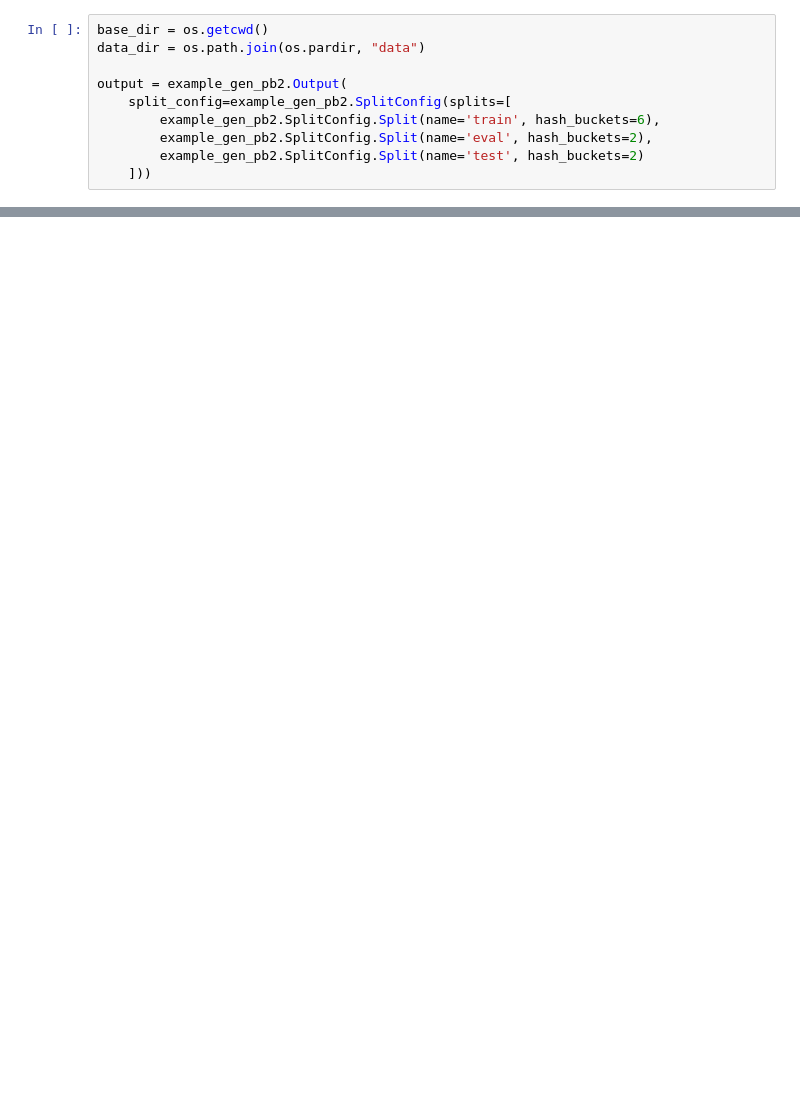
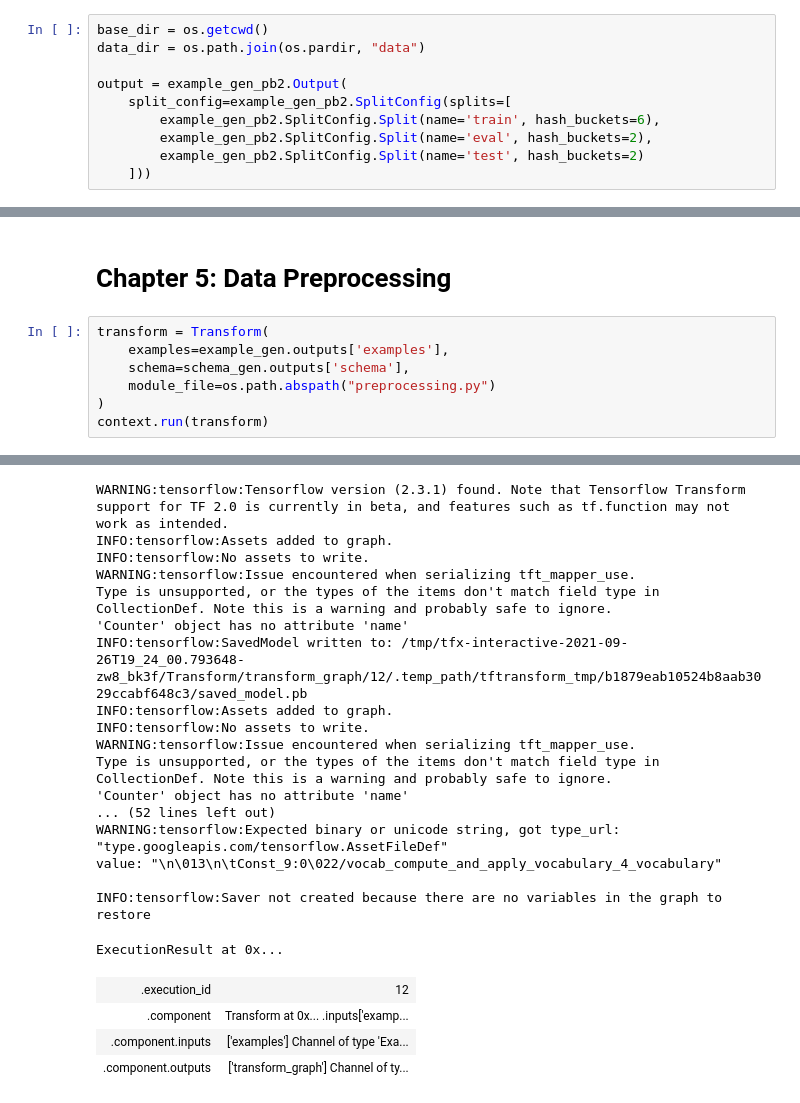
Before and after one commit to mbillingr/building-machine-learning-pipelines, a Jupyter notebook: chapters/me_coding_along.ipynb, the cells around one changed output, grey strips where cells are left out. Saved outputs shown, nothing was run; the diff lists cells and outputs as text; blank space fills up the shorter version.

Commit message:
working chapter 5

```diff
--- a/chapters/me_coding_along.ipynb
+++ b/chapters/me_coding_along.ipynb
@@ -84,3 +87,13 @@ ExecutionResult at 0x...
 | .component | ExampleValidator at 0x... .inputs... |
 | .component.inputs | ['statistics'] Channel of type 'E... |
 | .component.outputs | ['anomalies'] Channel of type 'Ex... |
+# %% [markdown]
+# Chapter 5: Data Preprocessing
+# %%
+transform = Transform(
+    examples=example_gen.outputs['examples'],
+    schema=schema_gen.outputs['schema'],
+    module_file=os.path.abspath("preprocessing.py")
+)
+context.run(transform)
+# %% [output]
@@ -86,0 +104,22 @@ ExecutionResult at 0x...
+WARNING:tensorflow:Tensorflow version (2.3.1) found. Note that Tensorflow Transform support for TF 2.0 is currently in beta, and features such as tf.function may not work as intended.
+INFO:tensorflow:Assets added to graph.
+INFO:tensorflow:No assets to write.
+WARNING:tensorflow:Issue encountered when serializing tft_mapper_use.
+Type is unsupported, or the types of the items don't match field type in CollectionDef. Note this is a warning and probably safe to ignore.
+'Counter' object has no attribute 'name'
+INFO:tensorflow:SavedModel written to: /tmp/tfx-interactive-2021-09-26T19_24_00.793648-zw8_bk3f/Transform/transform_graph/12/.temp_path/tftransform_tmp/b1879eab10524b8aab3029ccabf648c3/saved_model.pb
+INFO:tensorflow:Assets added to graph.
+INFO:tensorflow:No assets to write.
+WARNING:tensorflow:Issue encountered when serializing tft_mapper_use.
+Type is unsupported, or the types of the items don't match field type in CollectionDef. Note this is a warning and probably safe to ignore.
+'Counter' object has no attribute 'name'
+... (52 lines left out)
+WARNING:tensorflow:Expected binary or unicode string, got type_url: "type.googleapis.com/tensorflow.AssetFileDef"
+value: "\n\013\n\tConst_9:0\022/vocab_compute_and_apply_vocabulary_4_vocabulary"
+
+INFO:tensorflow:Saver not created because there are no variables in the graph to restore
+ExecutionResult at 0x...
+| .execution_id | 12 |
+| .component | Transform at 0x... .inputs['examp... |
+| .component.inputs | ['examples'] Channel of type 'Exa... |
+| .component.outputs | ['transform_graph'] Channel of ty... |
```
Also changed, not shown: parts of 8 cells of this notebook, 2 other files.
